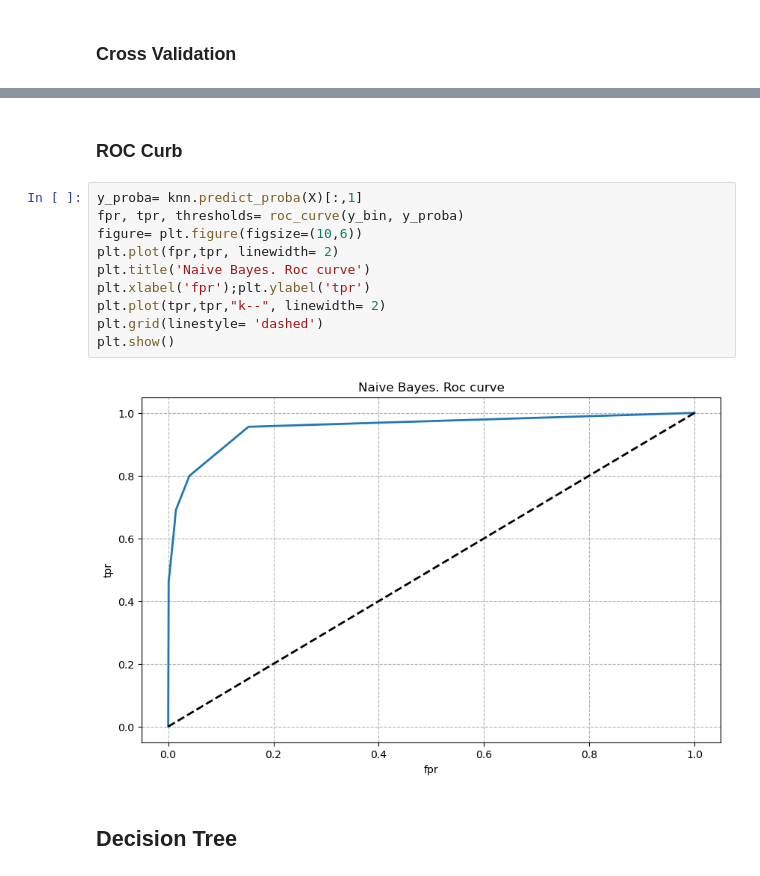
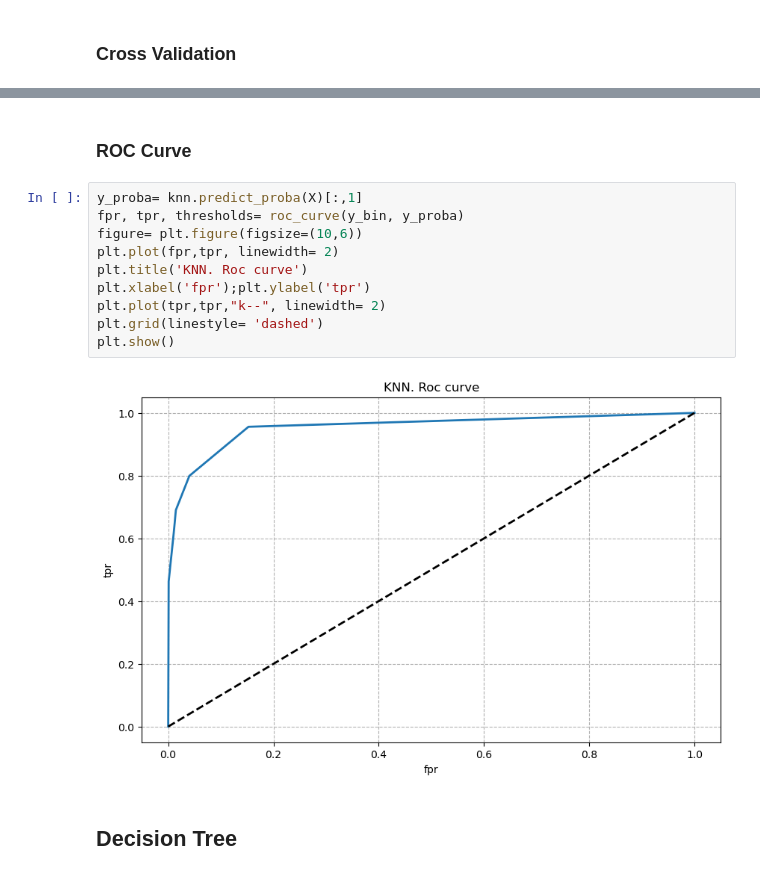
Before and after one commit to Guillaume-melis/Machine_Learning_S1, a Jupyter notebook: Old/old_tp.ipynb, the cells around one changed output, grey strips where cells are left out. Saved outputs shown, nothing was run; the diff lists cells and outputs as text.

```diff
--- a/Old/old_tp.ipynb
+++ b/Old/old_tp.ipynb
@@ -806,17 +806,17 @@ plt.show()
 # %% [markdown]
-### ROC Curb
+### ROC Curve
 # %%
 y_proba= knn.predict_proba(X)[:,1]
 fpr, tpr, thresholds= roc_curve(y_bin, y_proba)
 figure= plt.figure(figsize=(10,6))
 plt.plot(fpr,tpr, linewidth= 2)
-plt.title('Naive Bayes. Roc curve')
+plt.title('KNN. Roc curve')
 plt.xlabel('fpr');plt.ylabel('tpr')
 plt.plot(tpr,tpr,"k--", linewidth= 2)
 plt.grid(linestyle= 'dashed')
 plt.show()
 # %% [output]
-[figure, old version]
+[figure, new version]
 # %% [markdown]
 ## Decision Tree
 # %% [markdown]
```
Also changed, not shown: parts of 12 cells of this notebook.
